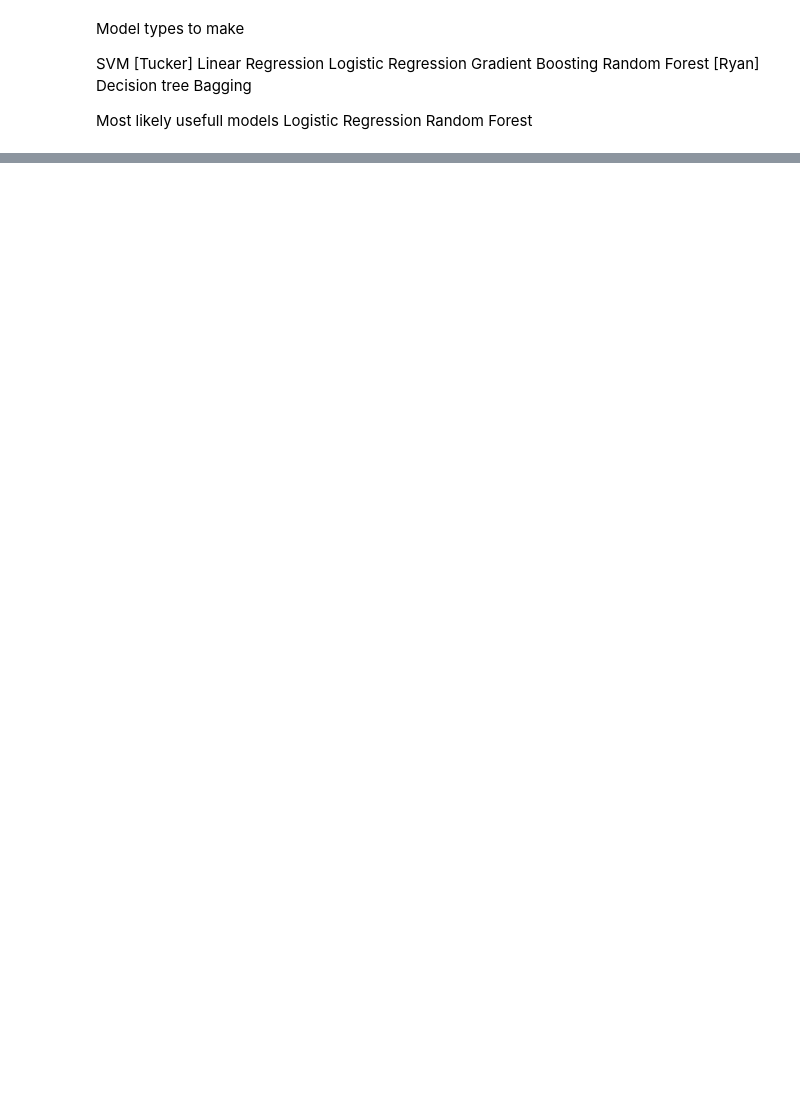
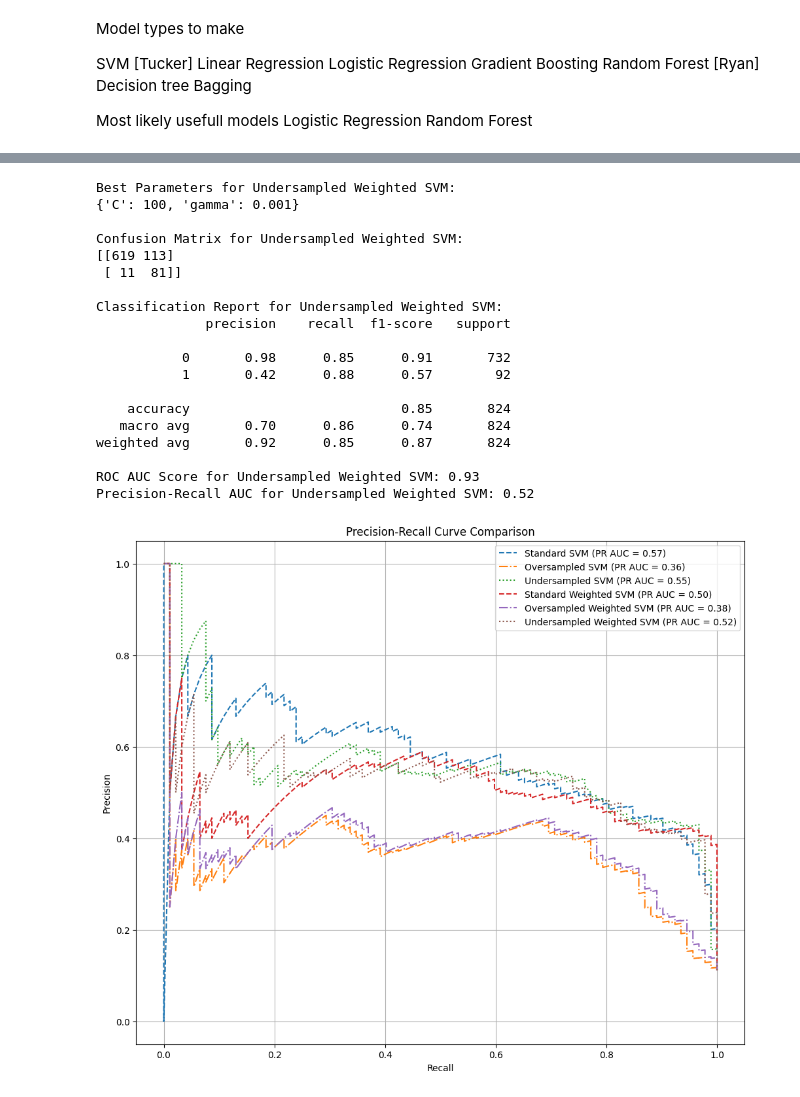
Before and after one commit to tuclaure/CSU-CS-345, a Jupyter notebook: MLProject.ipynb, the cells around one changed output, grey strips where cells are left out. Cells and saved outputs as stored; diff of their text form; code cells hidden in the pictures; blank space fills up the shorter version.

```diff
--- a/MLProject.ipynb
+++ b/MLProject.ipynb
@@ -10,7 +30,7 @@ from imblearn.under_sampling import RandomUnderSampler
 # %% [markdown]
 Helper functions for preprocessing
 # %%
-def fetch_data(url):
+def fetch_data(url="https://raw.githubusercontent.com/tuclaure/CSU-CS-345/refs/heads/main/Data/bank-additional/bank-additional/bank-additional.csv"):
     response = requests.get(url)
     data = StringIO(response.text)
     df = pd.read_csv(data, sep=";")
@@ -456,0 +391,51 @@ NameError: name 'model' is not defined
+# %%
+# Define the parameter grid for GridSearchCV
+param_grid = {
+    'C': [0.1, 1, 10, 100],
+    'gamma': [1, 0.1, 0.01, 0.001],
+}
+
+def create_svc():
+    #Get Data Samples
+    X_train, y_train, X_test, y_test = get_X_y_data()
+    X_train_over, y_train_over = create_over_sampled_data(X_train, y_train, over_strength=0.5)
+    X_train_under, y_train_under = create_under_sampled_data(X_train, y_train)
+
+    #Get class weights
+    class_weights_dict_s = class_weighting(y_train)
+    class_weights_dict_o = class_weighting(y_train_over)
+    class_weights_dict_u = class_weighting(y_train_under)
+
+    # Define the SVM models
+    svm_standard = SVC(kernel='rbf', probability=True, random_state=42)
+    svm_over = SVC(kernel='rbf', probability=True, random_state=42)
+    svm_under = SVC(kernel='rbf', probability=True, random_state=42)
+    svm_standard_weighted = SVC(kernel='rbf', class_weight=class_weights_dict_s, probability=True, random_state=42)
+    svm_over_weighted = SVC(kernel='rbf', class_weight=class_weights_dict_o, probability=True, random_state=42)
+    svm_under_weighted = SVC(kernel='rbf', class_weight=class_weights_dict_u, probability=True, random_state=42)
+
+    # Train and evaluate models
+    precision_std, recall_std, pr_auc_std = train_and_evaluate(X_train, y_train, X_test, y_test, svm_standard, param_grid, "Standard SVM")
+    precision_over, recall_over, pr_auc_over = train_and_evaluate(X_train_over, y_train_over, X_test, y_test, svm_over, param_grid, "Oversampled SVM")
+    precision_under, recall_under, pr_auc_under = train_and_evaluate(X_train_under, y_train_under, X_test, y_test, svm_under, param_grid, "Undersampled SVM")
+    precision_std_w, recall_std_w, pr_auc_std_w = train_and_evaluate(X_train, y_train, X_test, y_test, svm_standard_weighted, param_grid, "Standard Weighted SVM")
+    precision_over_w, recall_over_w, pr_auc_over_w = train_and_evaluate(X_train_over, y_train_over, X_test, y_test, svm_over_weighted, param_grid, "Oversampled Weighted SVM")
+    precision_under_w, recall_under_w, pr_auc_under_w = train_and_evaluate(X_train_under, y_train_under, X_test, y_test, svm_under_weighted, param_grid, "Undersampled Weighted SVM")
+
+    # Plot Precision-Recall curves for comparison
+    plt.figure(figsize=(12, 10))
+    plt.plot(recall_std, precision_std, label=f"Standard SVM (PR AUC = {pr_auc_std:.2f})", linestyle='--')
+    plt.plot(recall_over, precision_over, label=f"Oversampled SVM (PR AUC = {pr_auc_over:.2f})", linestyle='-.')
+    plt.plot(recall_under, precision_under, label=f"Undersampled SVM (PR AUC = {pr_auc_under:.2f})", linestyle=':')
+    plt.plot(recall_std_w, precision_std_w, label=f"Standard Weighted SVM (PR AUC = {pr_auc_std_w:.2f})", linestyle='--')
+    plt.plot(recall_over_w, precision_over_w, label=f"Oversampled Weighted SVM (PR AUC = {pr_auc_over_w:.2f})", linestyle='-.')
+    plt.plot(recall_under_w, precision_under_w, label=f"Undersampled Weighted SVM (PR AUC = {pr_auc_under_w:.2f})", linestyle=':')
+    plt.xlabel("Recall")
+    plt.ylabel("Precision")
+    plt.title("Precision-Recall Curve Comparison")
+    plt.legend()
+    plt.grid()
+    plt.show()
+
+create_svc()
+# %% [output]
@@ -456,0 +539,20 @@ NameError: name 'model' is not defined
+Best Parameters for Undersampled Weighted SVM:
+{'C': 100, 'gamma': 0.001}
+
+Confusion Matrix for Undersampled Weighted SVM:
+[[619 113]
+ [ 11  81]]
+
+Classification Report for Undersampled Weighted SVM:
+              precision    recall  f1-score   support
+
+           0       0.98      0.85      0.91       732
+           1       0.42      0.88      0.57        92
+
+    accuracy                           0.85       824
+   macro avg       0.70      0.86      0.74       824
+weighted avg       0.92      0.85      0.87       824
+
+ROC AUC Score for Undersampled Weighted SVM: 0.93
+Precision-Recall AUC for Undersampled Weighted SVM: 0.52
+[figure, added]
```
Also changed, not shown: parts of 12 cells of this notebook, 3 other files.
